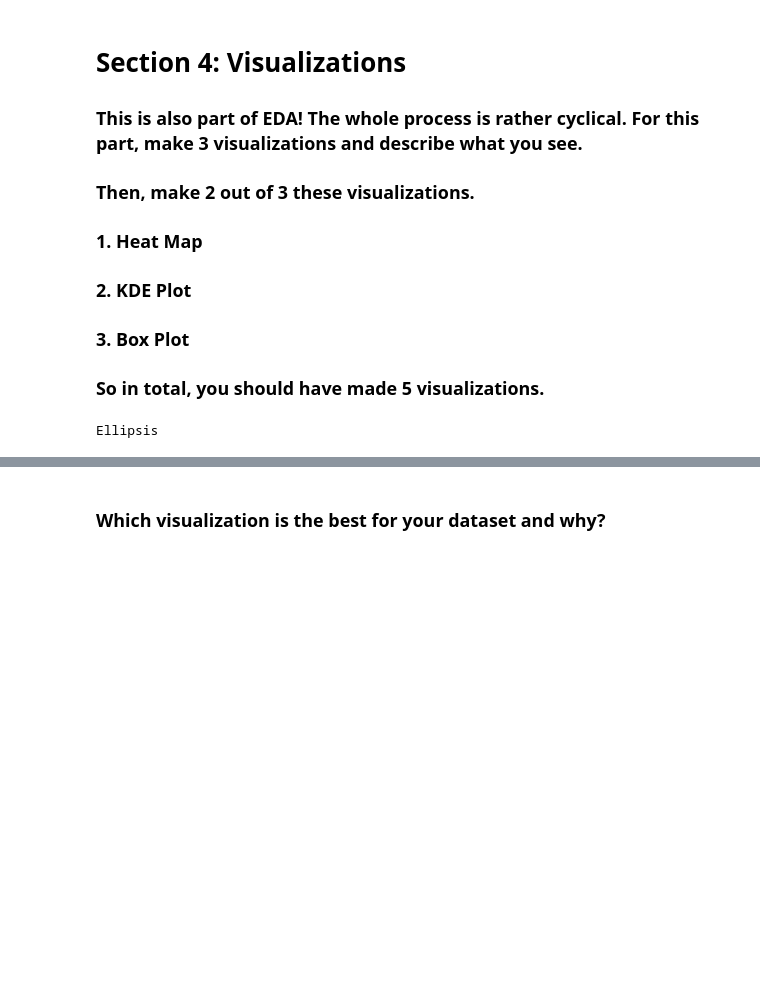
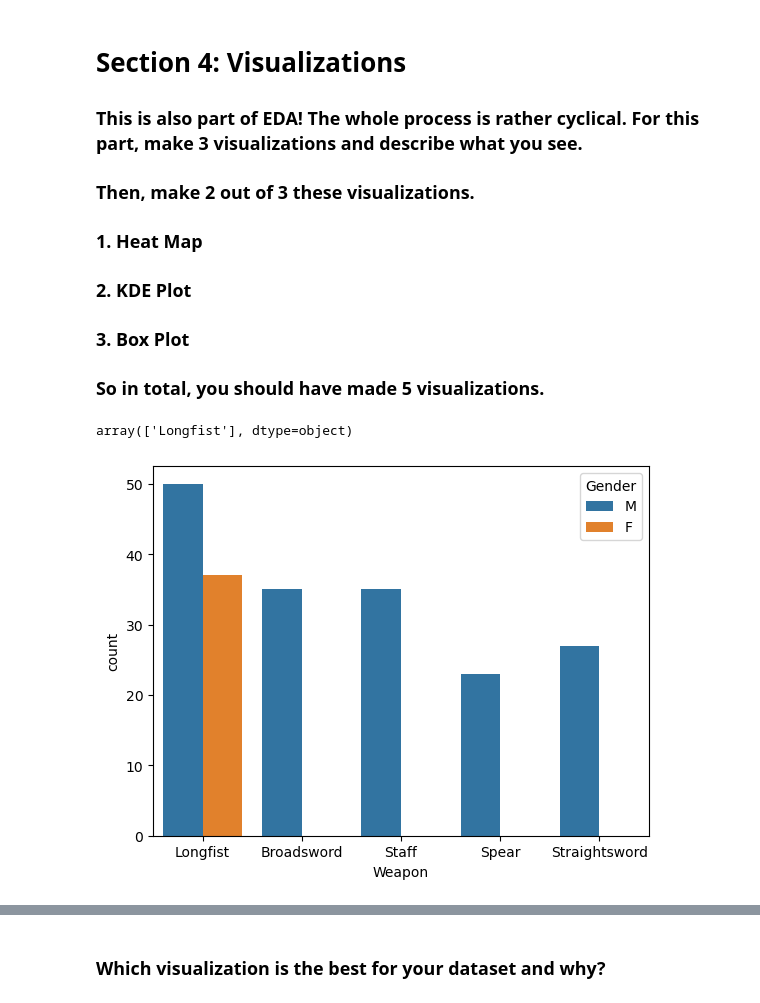
Before and after one commit to m-yen/DSS-Homework-Repository, a Jupyter notebook: Data Cleaning, EDA and Visualizations.ipynb, the cells around one changed output, grey strips where cells are left out. Cells and saved outputs as stored; diff of their text form; code cells hidden in the pictures; blank space fills up the shorter version.

```diff
--- a/Data Cleaning, EDA and Visualizations.ipynb
+++ b/Data Cleaning, EDA and Visualizations.ipynb
@@ -149,3 +173,7 @@ Ellipsis
 # %%
 # Any exploratory code here.
 # You can refer to the pandas section of the slides to do this
+df['Nandu_Completed'] = df['Nandu_Completed'].str.rstrip('%').astype('float') / 100.0
+average_for_gender = df.groupby('Gender').mean()
+display(df)
+display(average_for_gender)
@@ -202,4 +261,15 @@ Here are some methods to deal with handling outliers:
 # %% [markdown]
 ### Now that we have a much deeper understanding of our data and have dealt with a few preliminary issues, clean up the data so that it is useful and accurate!
 # %%
-### Your code here
+def numerizing_B_Score_Cat(value):
+    if value == 'Average':
+        return 1
+    if value == 'Superior':
+        return 2
+    if value == 'Inferior':
+        return 0
+
+df['B_Score_Cat'] = df['B_Score_Cat'].apply(numerizing_B_Score_Cat)
+df['Weapon'] = df['Event'].str.split().str[1].str[1:-1]
+df['Event'] = df['Event'].str.split().str[0]
+df
@@ -222,14 +308,17 @@ Here are some methods to deal with handling outliers:
 ### 3. Box Plot
 
 ### So in total, you should have made 5 visualizations.
-# %%
-#Visualization 1
-
-...
-
-#Your observations
-# %% [output]
-Ellipsis
+# %%
+#Visualization 1
+sns.countplot(data = df, x = 'Weapon', hue = 'Gender')
+df[df['Gender'] == 'F']['Weapon'].unique()
+
+# I Actually did not know that women only participated in Longfist during these competitions. This seems odd to me, and makes me think that
+# the dataset I have is not complete. Either way, this is a very interesting find, and needs to be addressed when I make any type of model.
+# Also, it is interesting to see how Longfist is notably the most popular, even though Broadsword is typically considered very popular.
+# %% [output]
+array(['Longfist'], dtype=object)
+[figure, added]
 # %%
 #Visualization 2
 
```
Also changed, not shown: parts of 20 cells of this notebook.
